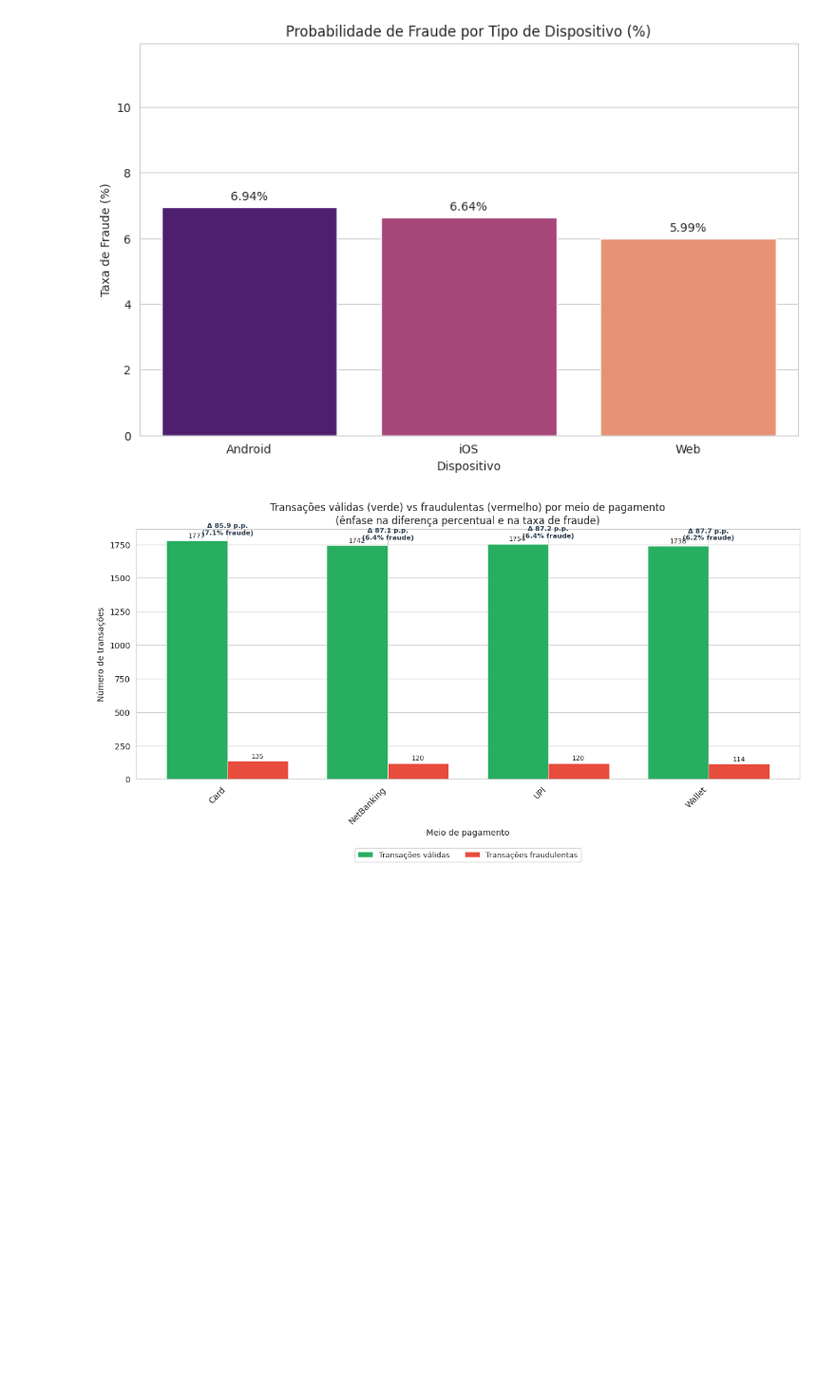
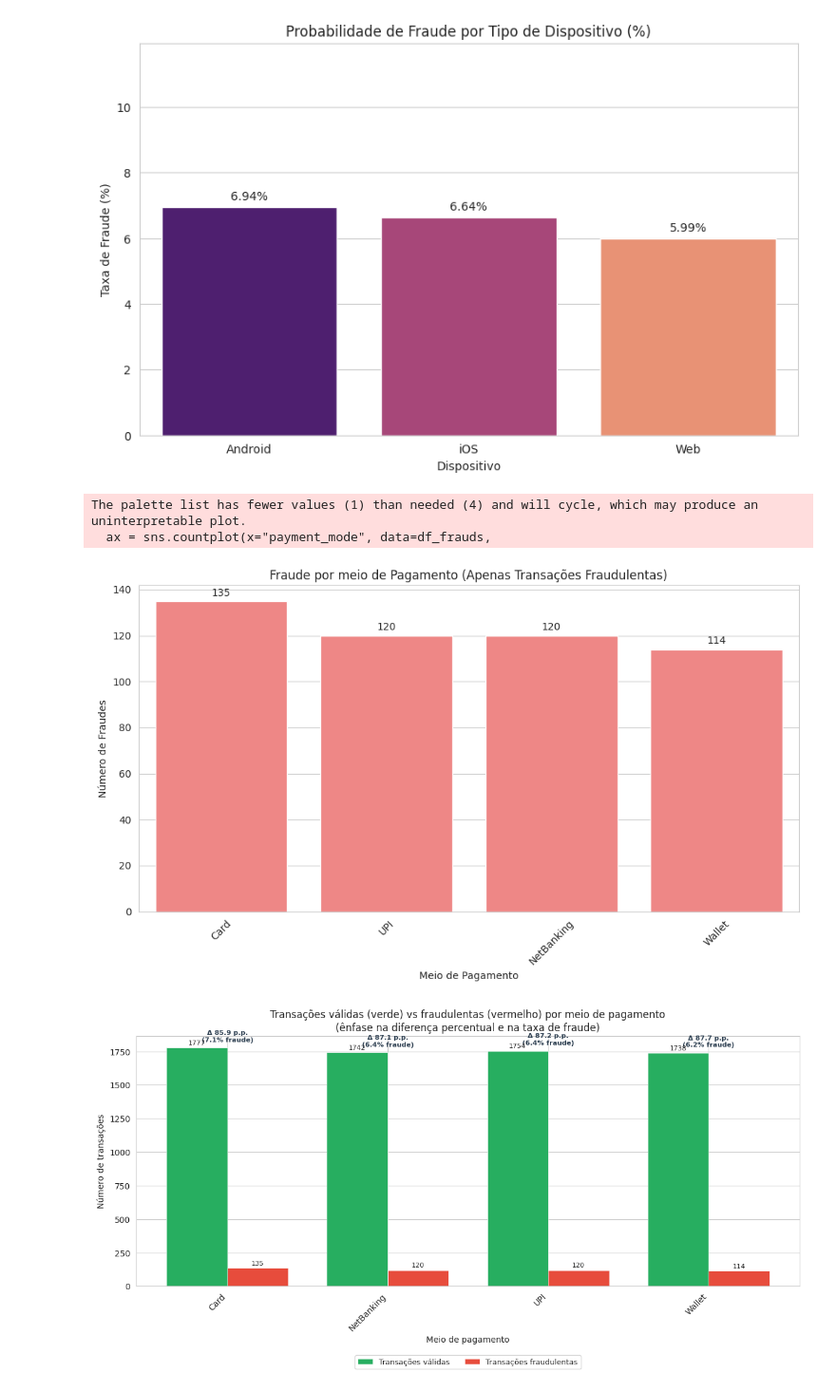
Before and after one commit to ICEI-PUC-Minas-PMV-SI/pmv-si-2026-1-pe7-t1-g1-pay_shield_analytics, a Jupyter notebook: src/code/paymment_fraud_notebook.ipynb, the cells around one changed output. Shown at 95% size. Cells and saved outputs as stored; diff of their text form; code cells hidden in the pictures; blank space fills up the shorter version.

```diff
--- a/src/code/paymment_fraud_notebook.ipynb
+++ b/src/code/paymment_fraud_notebook.ipynb
@@ -706,6 +706,31 @@ plt.ylim(0, device_fraud_rate['fraud_percentage'].max() + 5) # Dá um respiro no
 plt.show()
 # %% [output]
 [figure]
+# %%
+plt.figure(figsize=(10, 6))
+
+df_frauds = df[df['fraud_label'] == 1]
+
+fraud_payment_mode_order = df_frauds['payment_mode'].value_counts().index
+
+ax = sns.countplot(x="payment_mode", data=df_frauds,
+                   palette=["#ff7675"], hue='payment_mode', legend=False,
+                   order=fraud_payment_mode_order)
+
+
+for container in ax.containers:
+    ax.bar_label(container, padding=3)
+
+plt.title("Fraude por meio de Pagamento (Apenas Transações Fraudulentas)")
+plt.xlabel("Meio de Pagamento")
+plt.ylabel("Número de Fraudes")
+plt.xticks(rotation=45)
+plt.tight_layout()
+plt.show()
+# %% [output]
+The palette list has fewer values (1) than needed (4) and will cycle, which may produce an uninterpretable plot.
+  ax = sns.countplot(x="payment_mode", data=df_frauds,
+[figure, added]
 # %%
 import numpy as np
 import matplotlib.pyplot as plt
```
Also changed, not shown: parts of 2 cells of this notebook.
